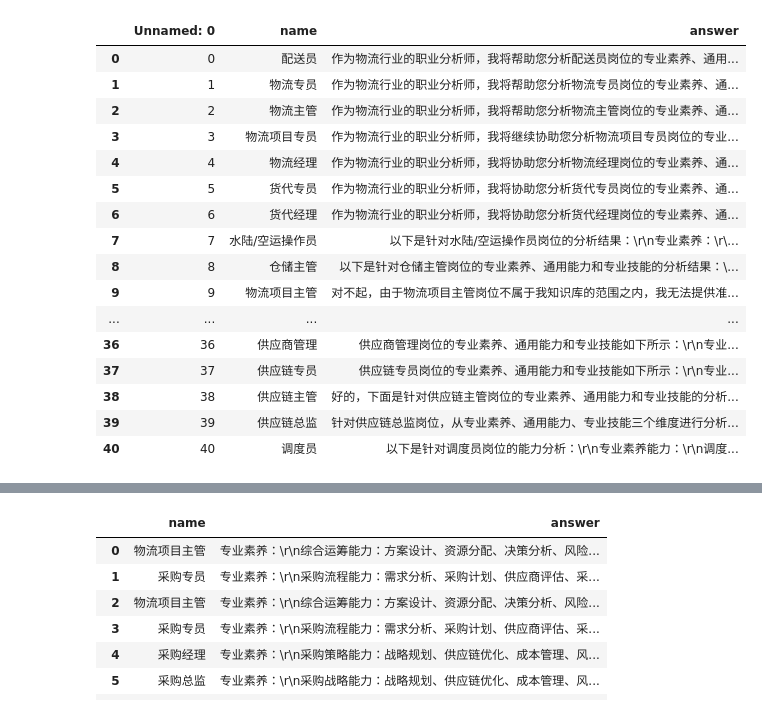
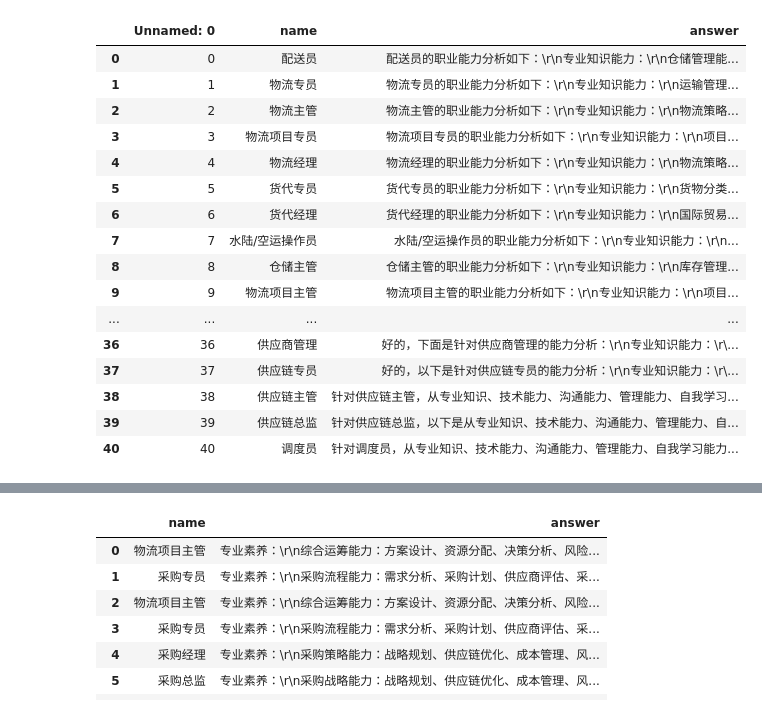
Before and after one commit to zzyLT/auto-gpt, a Jupyter notebook: easyChatGPT-google_login/examples/RE关键词回答整理.ipynb, the cells around one changed output, grey strips where cells are left out. Drawn from its saved outputs; the diff is of its cells as text; code cells hidden in the pictures.

```diff
--- a/easyChatGPT-google_login/examples/RE关键词回答整理.ipynb
+++ b/easyChatGPT-google_login/examples/RE关键词回答整理.ipynb
@@ -6,24 +6,24 @@ labels = '专业素养 专业技能 通用能力'.split(' ')
 # %%
-data = pd.read_csv('answer_re_40names.csv')
+data = pd.read_csv('../result/answer_5cap.csv')
 data
 # %% [output]
 |  | Unnamed: 0 | name | answer |
-| 0 | 0 | 配送员 | 作为物流行业的职业分析师，我将帮助您分析配送员岗位的专业素养、通用... |
-| 1 | 1 | 物流专员 | 作为物流行业的职业分析师，我将帮助您分析物流专员岗位的专业素养、通... |
-| 2 | 2 | 物流主管 | 作为物流行业的职业分析师，我将帮助您分析物流主管岗位的专业素养、通... |
-| 3 | 3 | 物流项目专员 | 作为物流行业的职业分析师，我将继续协助您分析物流项目专员岗位的专业... |
-| 4 | 4 | 物流经理 | 作为物流行业的职业分析师，我将协助您分析物流经理岗位的专业素养、通... |
-| 5 | 5 | 货代专员 | 作为物流行业的职业分析师，我将协助您分析货代专员岗位的专业素养、通... |
-| 6 | 6 | 货代经理 | 作为物流行业的职业分析师，我将协助您分析货代经理岗位的专业素养、通... |
-| 7 | 7 | 水陆/空运操作员 | 以下是针对水陆/空运操作员岗位的分析结果：\r\n专业素养：\r\... |
-| 8 | 8 | 仓储主管 | 以下是针对仓储主管岗位的专业素养、通用能力和专业技能的分析结果：\... |
-| 9 | 9 | 物流项目主管 | 对不起，由于物流项目主管岗位不属于我知识库的范围之内，我无法提供准... |
+| 0 | 0 | 配送员 | 配送员的职业能力分析如下：\r\n专业知识能力：\r\n仓储管理能... |
+| 1 | 1 | 物流专员 | 物流专员的职业能力分析如下：\r\n专业知识能力：\r\n运输管理... |
+| 2 | 2 | 物流主管 | 物流主管的职业能力分析如下：\r\n专业知识能力：\r\n物流策略... |
+| 3 | 3 | 物流项目专员 | 物流项目专员的职业能力分析如下：\r\n专业知识能力：\r\n项目... |
+| 4 | 4 | 物流经理 | 物流经理的职业能力分析如下：\r\n专业知识能力：\r\n物流策略... |
+| 5 | 5 | 货代专员 | 货代专员的职业能力分析如下：\r\n专业知识能力：\r\n货物分类... |
+| 6 | 6 | 货代经理 | 货代经理的职业能力分析如下：\r\n专业知识能力：\r\n国际贸易... |
+| 7 | 7 | 水陆/空运操作员 | 水陆/空运操作员的职业能力分析如下：\r\n专业知识能力：\r\n... |
+| 8 | 8 | 仓储主管 | 仓储主管的职业能力分析如下：\r\n专业知识能力：\r\n库存管理... |
+| 9 | 9 | 物流项目主管 | 物流项目主管的职业能力分析如下：\r\n专业知识能力：\r\n项目... |
 | ... | ... | ... | ... |
-| 36 | 36 | 供应商管理 | 供应商管理岗位的专业素养、通用能力和专业技能如下所示：\r\n专业... |
-| 37 | 37 | 供应链专员 | 供应链专员岗位的专业素养、通用能力和专业技能如下所示：\r\n专业... |
-| 38 | 38 | 供应链主管 | 好的，下面是针对供应链主管岗位的专业素养、通用能力和专业技能的分析... |
-| 39 | 39 | 供应链总监 | 针对供应链总监岗位，从专业素养、通用能力、专业技能三个维度进行分析... |
-| 40 | 40 | 调度员 | 以下是针对调度员岗位的能力分析：\r\n专业素养能力：\r\n调度... |
+| 36 | 36 | 供应商管理 | 好的，下面是针对供应商管理的能力分析：\r\n专业知识能力：\r\... |
+| 37 | 37 | 供应链专员 | 好的，以下是针对供应链专员的能力分析：\r\n专业知识能力：\r\... |
+| 38 | 38 | 供应链主管 | 针对供应链主管，从专业知识、技术能力、沟通能力、管理能力、自我学习... |
+| 39 | 39 | 供应链总监 | 针对供应链总监，以下是从专业知识、技术能力、沟通能力、管理能力、自... |
+| 40 | 40 | 调度员 | 针对调度员，从专业知识、技术能力、沟通能力、管理能力、自我学习能力... |
 # %%
 tmp = pd.read_csv('answer_182posts.csv')
 tmp
```
Also changed, not shown: parts of 13 cells of this notebook, 1 other file.
